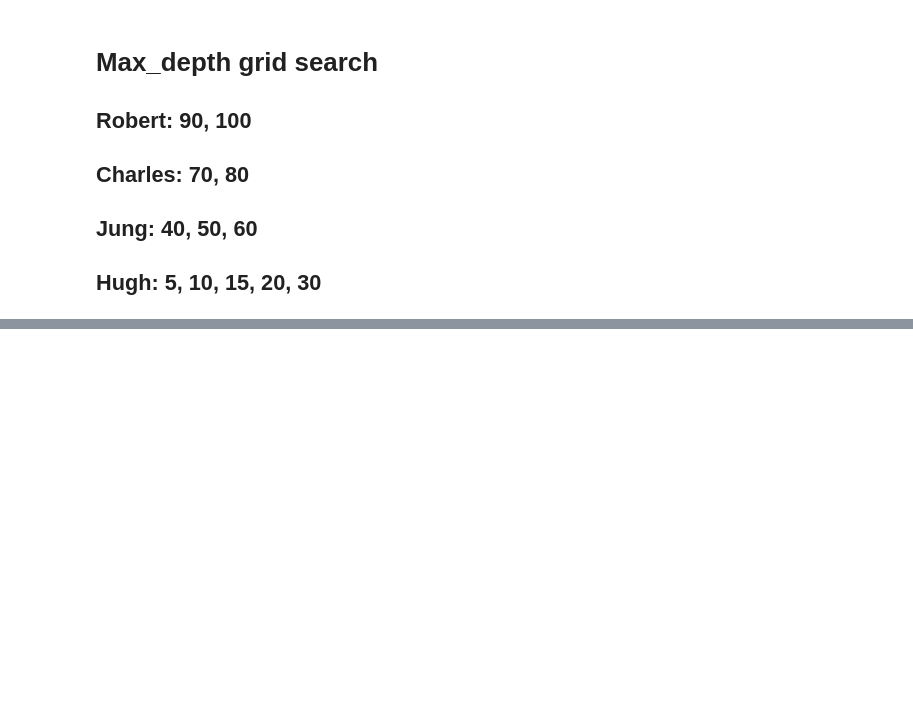
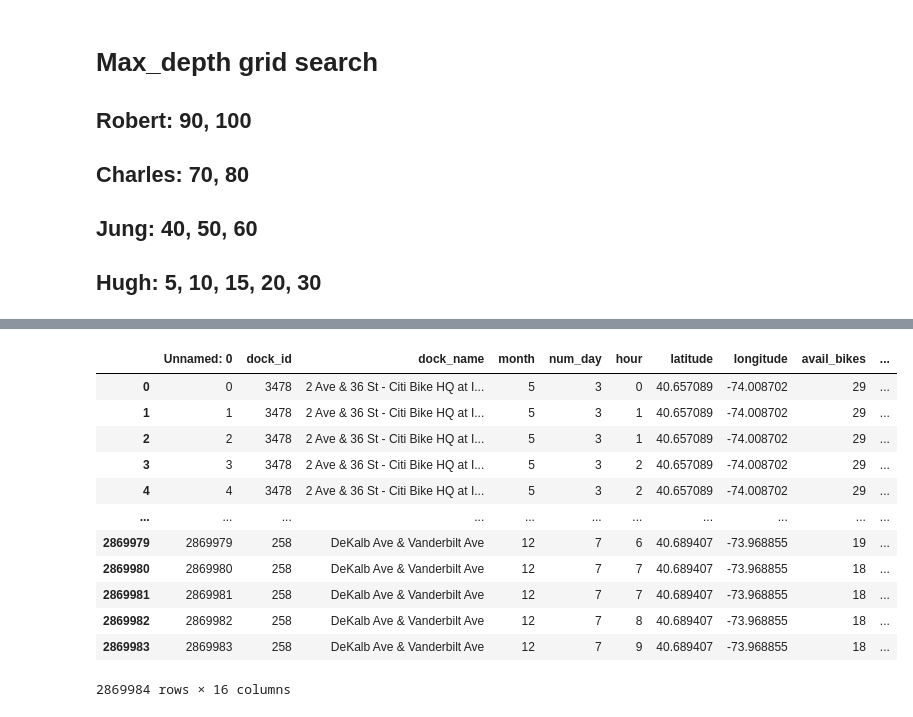
Before and after one commit to charles-v-phillips/citibike, a Jupyter notebook: charles/modeling/ML_modeling.ipynb, the cells around one changed output, grey strips where cells are left out. Cells and saved outputs as stored; diff of their text form; code cells hidden in the pictures; blank space fills up the shorter version.

```diff
--- a/charles/modeling/ML_modeling.ipynb
+++ b/charles/modeling/ML_modeling.ipynb
@@ -92,0 +92,3 @@ x.head()
+# %%
+new_clusters = pickle.load(open('../clusters.pkl', 'rb'))
+new_clusters
@@ -92,0 +109,17 @@ x.head()
+# %%
+data = pd.merge(data,new_clusters, how = 'left', on = 'dock_id')
+data
+# %% [output]
+|  | Unnamed: 0 | dock_id | dock_name | month | num_day | hour | latitude | longitude | avail_bikes | ... |
+| 0 | 0 | 3478 | 2 Ave & 36 St - Citi Bike HQ at I... | 5 | 3 | 0 | 40.657089 | -74.008702 | 29 | ... |
+| 1 | 1 | 3478 | 2 Ave & 36 St - Citi Bike HQ at I... | 5 | 3 | 1 | 40.657089 | -74.008702 | 29 | ... |
+| 2 | 2 | 3478 | 2 Ave & 36 St - Citi Bike HQ at I... | 5 | 3 | 1 | 40.657089 | -74.008702 | 29 | ... |
+| 3 | 3 | 3478 | 2 Ave & 36 St - Citi Bike HQ at I... | 5 | 3 | 2 | 40.657089 | -74.008702 | 29 | ... |
+| 4 | 4 | 3478 | 2 Ave & 36 St - Citi Bike HQ at I... | 5 | 3 | 2 | 40.657089 | -74.008702 | 29 | ... |
+| ... | ... | ... | ... | ... | ... | ... | ... | ... | ... | ... |
+| 2869979 | 2869979 | 258 | DeKalb Ave & Vanderbilt Ave | 12 | 7 | 6 | 40.689407 | -73.968855 | 19 | ... |
+| 2869980 | 2869980 | 258 | DeKalb Ave & Vanderbilt Ave | 12 | 7 | 7 | 40.689407 | -73.968855 | 18 | ... |
+| 2869981 | 2869981 | 258 | DeKalb Ave & Vanderbilt Ave | 12 | 7 | 7 | 40.689407 | -73.968855 | 18 | ... |
+| 2869982 | 2869982 | 258 | DeKalb Ave & Vanderbilt Ave | 12 | 7 | 8 | 40.689407 | -73.968855 | 18 | ... |
+| 2869983 | 2869983 | 258 | DeKalb Ave & Vanderbilt Ave | 12 | 7 | 9 | 40.689407 | -73.968855 | 18 | ... |
+2869984 rows × 16 columns
```
Also changed, not shown: parts of 23 cells of this notebook, 12 other files.
